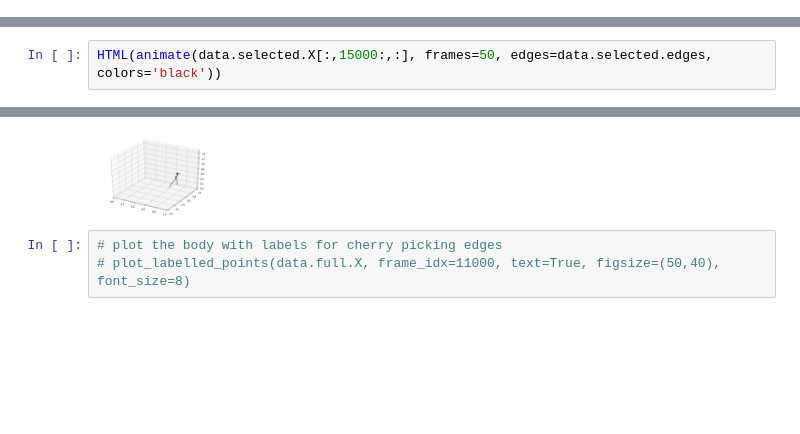
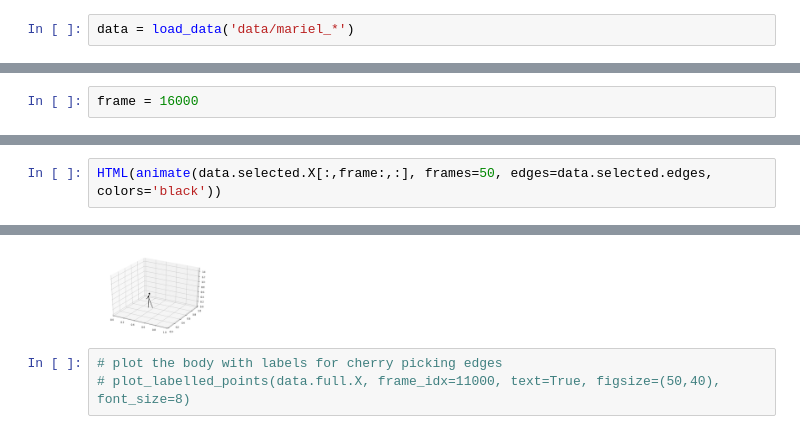
Before and after one commit to mariel-pettee/choreography, a Jupyter notebook: main.ipynb, the cells around one changed output, grey strips where cells are left out. Saved outputs shown, nothing was run; the diff lists cells and outputs as text; blank space fills up the shorter version.

```diff
--- a/main.ipynb
+++ b/main.ipynb
@@ -393,0 +22,2 @@ def animate_ghost(df_real, df_pred, edges=[], axes=None, frames=50, speed=45, fi
+# %%
+data = load_data('data/mariel_*')
@@ -394 +28,3 @@ def animate_ghost(df_real, df_pred, edges=[], axes=None, frames=50, speed=45, fi
+# %%
+frame = 16000
 # %%
@@ -399,8 +35,8 @@ HTML(animate(data.full.X[:,15000:,:], frames=50))
 # %%
-HTML(animate(data.selected.X[:,15000:,:], frames=50, edges=data.selected.edges, colors='black'))
+HTML(animate(data.selected.X[:,frame:,:], frames=50, edges=data.selected.edges, colors='black'))
 # %% [output]
 [interactive output not drawn]
-[figure, old version]
+[figure, new version]
 # %%
 # plot the body with labels for cherry picking edges
 # plot_labelled_points(data.full.X, frame_idx=11000, text=True, figsize=(50,40), font_size=8)
```
Also changed, not shown: parts of 26 cells of this notebook, 3 other files.
